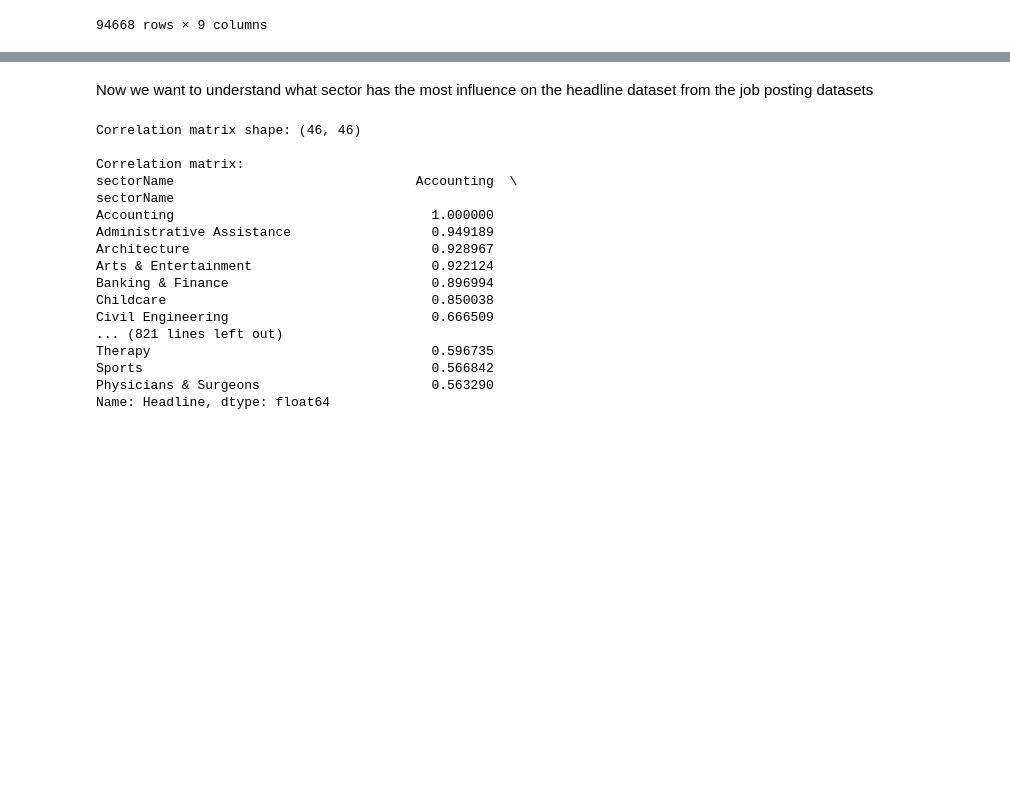
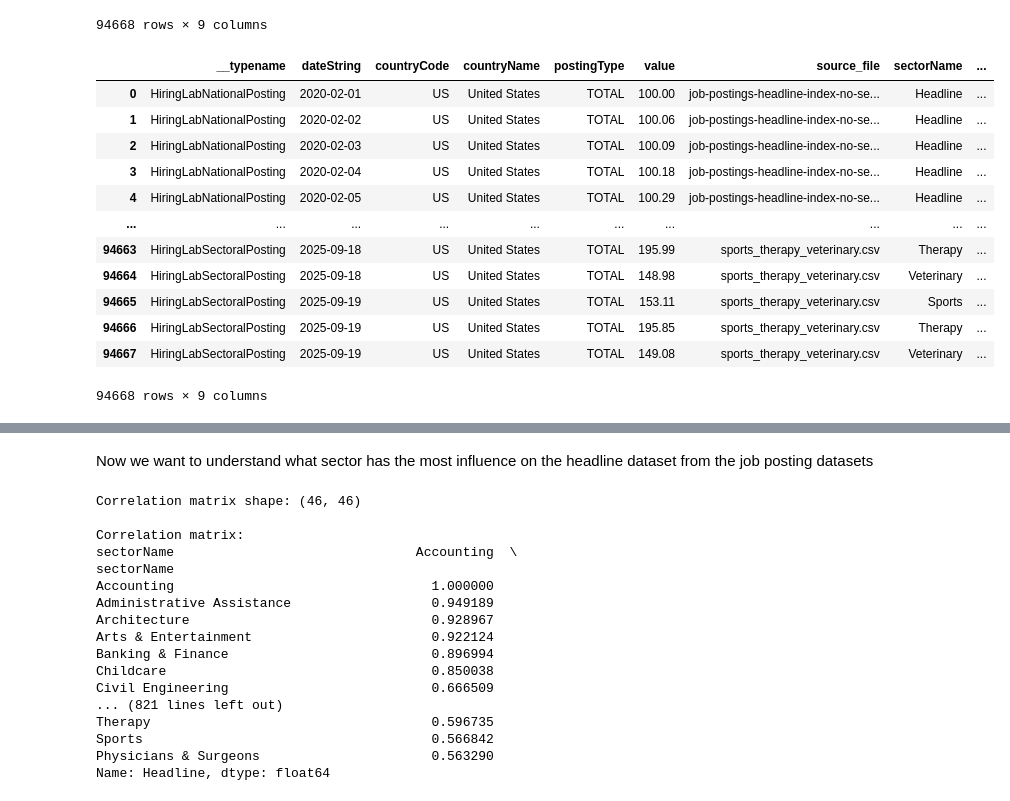
Before and after one commit to Sameer-Sethuram/SwYtch-Team-Monkey, a Jupyter notebook: Data_Exploration_Scripts/INDEED/Combined/EDA_INDEED_headline_and_Sectors.ipynb, the cells around one changed output, grey strips where cells are left out. Drawn from its saved outputs; the diff is of its cells as text; code cells hidden in the pictures; blank space fills up the shorter version.

```diff
--- a/Data_Exploration_Scripts/INDEED/Combined/EDA_INDEED_headline_and_Sectors.ipynb
+++ b/Data_Exploration_Scripts/INDEED/Combined/EDA_INDEED_headline_and_Sectors.ipynb
@@ -163,6 +163,24 @@ Data info:
 | 94666 | HiringLabSectoralPosting | 2025-09-18 | US | United States | TOTAL | 148.98 | sports_therapy_veterinary.csv | Veterinary | ... |
 | 94667 | HiringLabSectoralPosting | 2025-09-19 | US | United States | TOTAL | 149.08 | sports_therapy_veterinary.csv | Veterinary | ... |
 94668 rows × 9 columns
+# %%
+#better since were just stacking the dataframes
+combined_df = pd.concat([headline_df, sectoral_df], ignore_index=True)
+combined_df
+# %% [output]
+|  | __typename | dateString | countryCode | countryName | postingType | value | source_file | sectorName | ... |
+| 0 | HiringLabNationalPosting | 2020-02-01 | US | United States | TOTAL | 100.00 | job-postings-headline-index-no-se... | Headline | ... |
+| 1 | HiringLabNationalPosting | 2020-02-02 | US | United States | TOTAL | 100.06 | job-postings-headline-index-no-se... | Headline | ... |
+| 2 | HiringLabNationalPosting | 2020-02-03 | US | United States | TOTAL | 100.09 | job-postings-headline-index-no-se... | Headline | ... |
+| 3 | HiringLabNationalPosting | 2020-02-04 | US | United States | TOTAL | 100.18 | job-postings-headline-index-no-se... | Headline | ... |
+| 4 | HiringLabNationalPosting | 2020-02-05 | US | United States | TOTAL | 100.29 | job-postings-headline-index-no-se... | Headline | ... |
+| ... | ... | ... | ... | ... | ... | ... | ... | ... | ... |
+| 94663 | HiringLabSectoralPosting | 2025-09-18 | US | United States | TOTAL | 195.99 | sports_therapy_veterinary.csv | Therapy | ... |
+| 94664 | HiringLabSectoralPosting | 2025-09-18 | US | United States | TOTAL | 148.98 | sports_therapy_veterinary.csv | Veterinary | ... |
+| 94665 | HiringLabSectoralPosting | 2025-09-19 | US | United States | TOTAL | 153.11 | sports_therapy_veterinary.csv | Sports | ... |
+| 94666 | HiringLabSectoralPosting | 2025-09-19 | US | United States | TOTAL | 195.85 | sports_therapy_veterinary.csv | Therapy | ... |
+| 94667 | HiringLabSectoralPosting | 2025-09-19 | US | United States | TOTAL | 149.08 | sports_therapy_veterinary.csv | Veterinary | ... |
+94668 rows × 9 columns
 # %%
 # Now let's create a simple time-series plot
 # First, we need to convert the dateString column to a datetime object using pd.to_datetime
```
Also changed, not shown: parts of 2 cells of this notebook, 8 other files.
